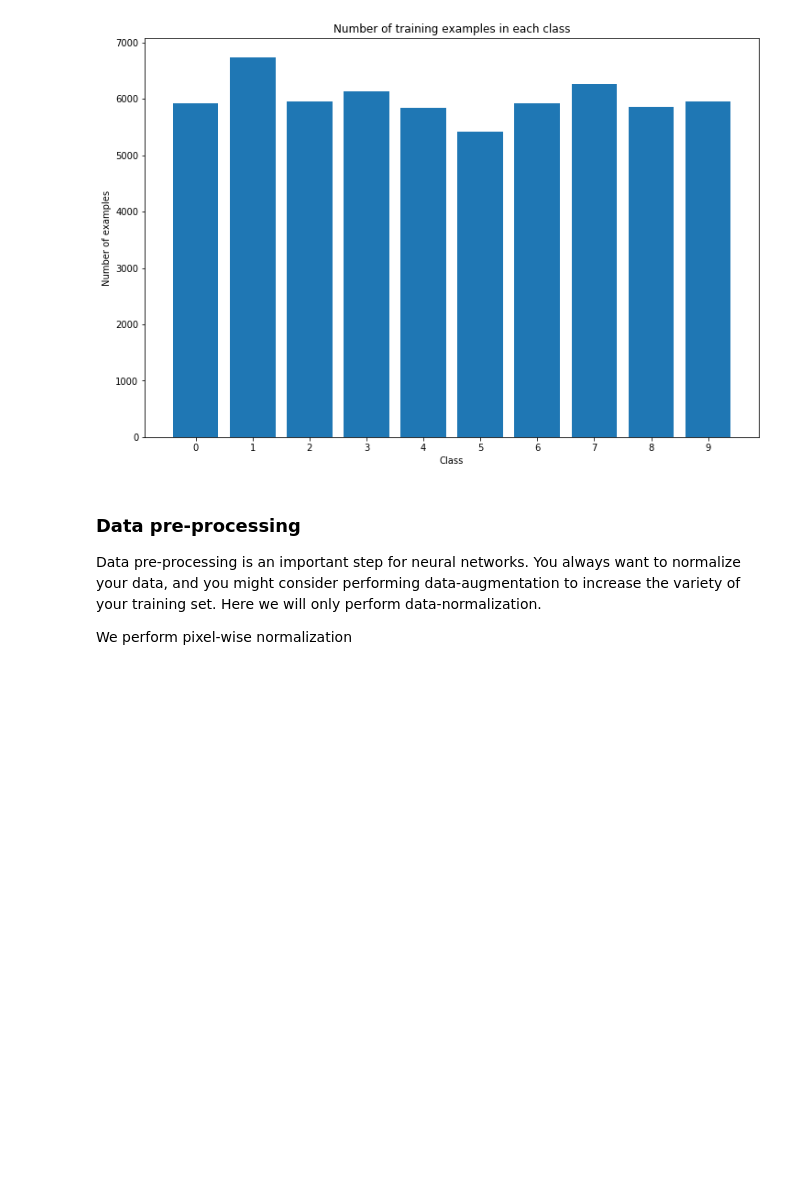
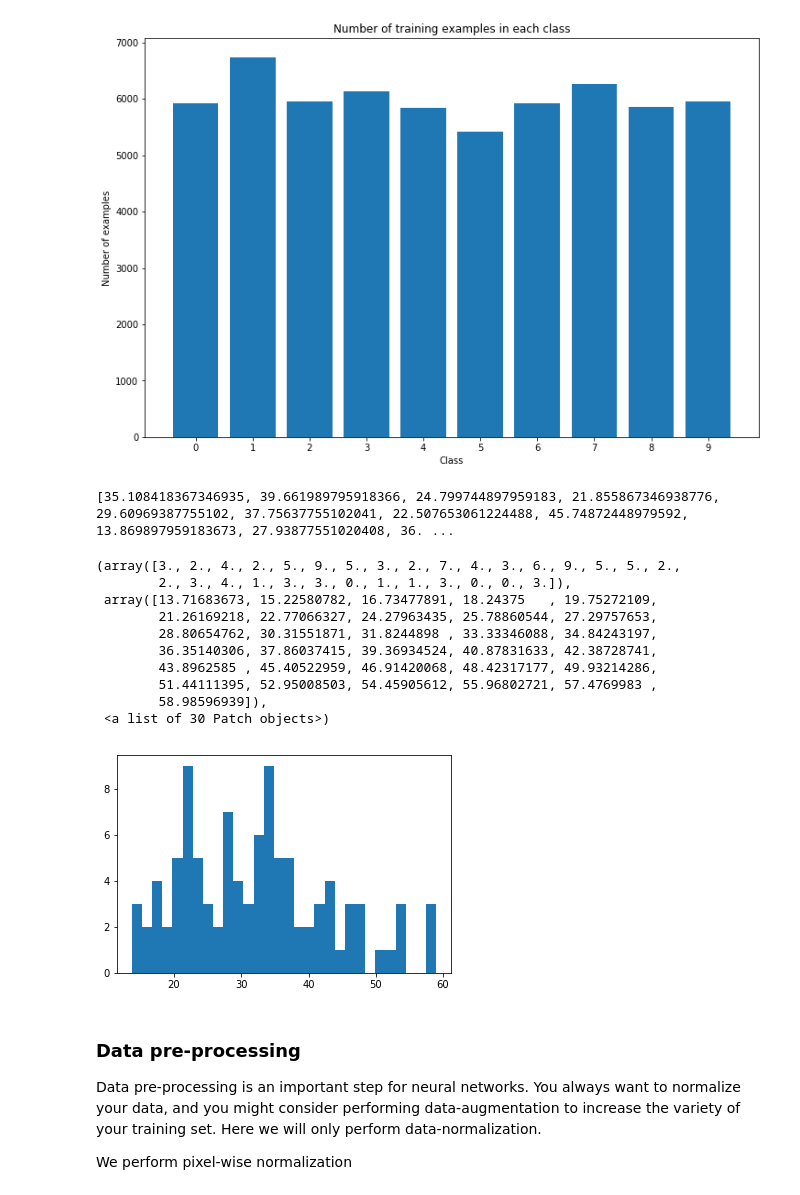
Before and after one commit to balazsorban44/TDT4195, a Jupyter notebook: Assignment_4/Keras_example.ipynb, the cells around one changed output. Cells and saved outputs as stored; diff of their text form; code cells hidden in the pictures; blank space fills up the shorter version.

```diff
--- a/Assignment_4/Keras_example.ipynb
+++ b/Assignment_4/Keras_example.ipynb
@@ -63,6 +61,26 @@ plt.bar(x, y)
 # %% [output]
 <BarContainer object of 10 artists>
 [figure]
+# %%
+my_means =[]
+for index in range(0,100):
+    my_means = my_means + [X_train[index].mean()]
+
+print(my_means)
+plt.hist(my_means, bins=30)
+# %% [output]
+[35.108418367346935, 39.661989795918366, 24.799744897959183, 21.855867346938776, 29.60969387755102, 37.75637755102041, 22.507653061224488, 45.74872448979592, 13.869897959183673, 27.93877551020408, 36. ...
+(array([3., 2., 4., 2., 5., 9., 5., 3., 2., 7., 4., 3., 6., 9., 5., 5., 2.,
+        2., 3., 4., 1., 3., 3., 0., 1., 1., 3., 0., 0., 3.]),
+ array([13.71683673, 15.22580782, 16.73477891, 18.24375   , 19.75272109,
+        21.26169218, 22.77066327, 24.27963435, 25.78860544, 27.29757653,
+        28.80654762, 30.31551871, 31.8244898 , 33.33346088, 34.84243197,
+        36.35140306, 37.86037415, 39.36934524, 40.87831633, 42.38728741,
+        43.8962585 , 45.40522959, 46.91420068, 48.42317177, 49.93214286,
+        51.44111395, 52.95008503, 54.45905612, 55.96802721, 57.4769983 ,
+        58.98596939]),
+ <a list of 30 Patch objects>)
+[figure, added]
 # %% [markdown]
 ### Data pre-processing
 
```
Also changed, not shown: parts of 13 cells of this notebook, 4 other files.
